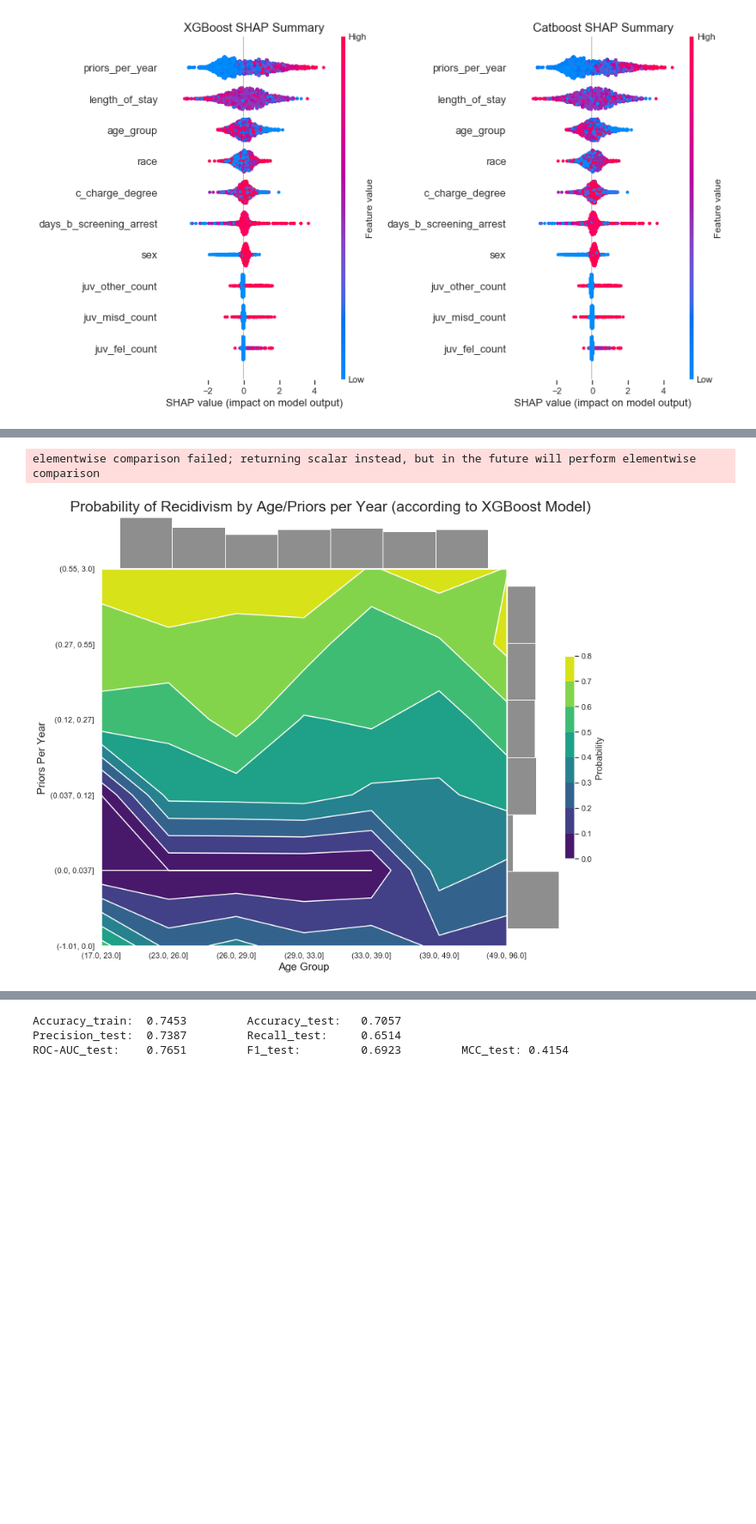
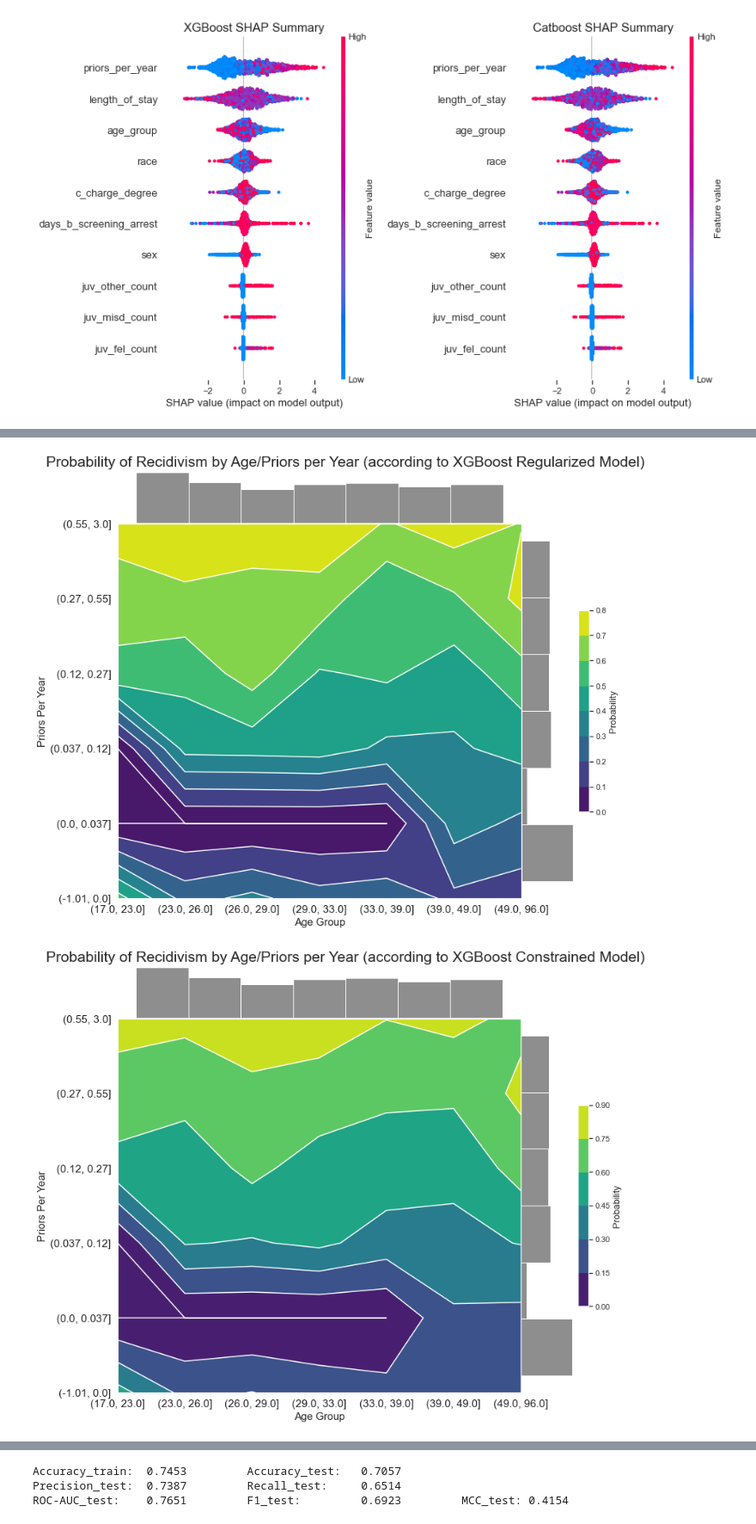
Before and after one commit to PacktPublishing/Interpretable-Machine-Learning-with-Python, a Jupyter notebook: Chapter12/Recidivism_part2.ipynb, the cells around one changed output, grey strips where cells are left out. Shown at 86% size. Saved outputs shown, nothing was run; the diff lists cells and outputs as text; code cells hidden in the pictures; blank space fills up the shorter version.

```diff
--- a/Chapter12/Recidivism_part2.ipynb
+++ b/Chapter12/Recidivism_part2.ipynb
@@ -562,0 +448,3 @@ elementwise comparison failed; returning scalar instead, but in the future will
+# %%
+X_train_con = X_train.drop(['race'], axis=1).copy()
+X_test_con = X_test.drop(['race'], axis=1).copy()
@@ -562,0 +458,15 @@ elementwise comparison failed; returning scalar instead, but in the future will
+# %%
+xgb_con = xgb.XGBClassifier(seed=rand,\
+                            monotone_constraints=mono_con,\
+                            interaction_constraints=interact_con,\
+                            **best_xgb_params)
+xgb_con = xgb_con.fit(X_train_con, y_train)
+fitted_class_mdls['xgb_con'] =\
+        mldatasets.evaluate_class_mdl(xgb_con, X_train_con, X_test_con,\
+                                      y_train, y_test, plot_roc=False,\
+                                      ret_eval_dict=True)
+y_test_pred = fitted_class_mdls['xgb_con']['preds_test']
+_ = mldatasets.\
+            compare_confusion_matrices(y_test[X_test.race==1], y_test_pred[X_test.race==1],\
+                                       y_test[X_test.race==0], y_test_pred[X_test.race==0],\
+                                       'Caucasian', 'African-American', compare_fpr=True)
@@ -562,0 +481,8 @@ elementwise comparison failed; returning scalar instead, but in the future will
+# %%
+fitted_xgb_con_mdl = fitted_class_mdls['xgb_con']['fitted']
+shap_xgb_con_explainer = shap.TreeExplainer(fitted_xgb_con_mdl)
+shap_xgb_con_values = shap_xgb_con_explainer.shap_values(X_test_con)
+shap.summary_plot(shap_xgb_con_values, X_test_con, plot_type="dot", show=False)
+fig = plt.gcf()
+fig.set_size_inches(8,10)
+plt.show()
@@ -563,10 +491,17 @@ elementwise comparison failed; returning scalar instead, but in the future will
 # %%
-plot_prob_contour_map(recidivism_df.age_group, recidivism_df.priors_per_year,\
-                      recidivism_df.is_recid, x_intervals=ordenc.categories_[2], \
-                      y_intervals=6, use_quartiles=True, xlabel='Age Group',\
-                      ylabel='Priors Per Year', X_df=X_test, x_col='age_group',\
-                      y_col='priors_per_year', model=fitted_xgb_mdl,\
-                      title='Probability of Recidivism by Age/Priors per Year (according to XGBoost Model)')
+mldatasets.plot_prob_contour_map(recidivism_df.age_group, recidivism_df.priors_per_year,\
+                                 recidivism_df.is_recid, x_intervals=ordenc.categories_[2],\
+                                 y_intervals=6, use_quartiles=True, xlabel='Age Group',\
+                                 ylabel='Priors Per Year', X_df=X_test, x_col='age_group',\
+                                 y_col='priors_per_year', model=fitted_xgb_mdl,\
+                title='Probability of Recidivism by Age/Priors per Year (according to XGBoost Regularized Model)')
+
+mldatasets.plot_prob_contour_map(recidivism_df.age_group, recidivism_df.priors_per_year,\
+                                 recidivism_df.is_recid, x_intervals=ordenc.categories_[2],\
+                                 y_intervals=6, use_quartiles=True, xlabel='Age Group',\
+                                 ylabel='Priors Per Year', X_df=X_test_con, x_col='age_group',\
+                                 y_col='priors_per_year', model=fitted_xgb_con_mdl,\
+                title='Probability of Recidivism by Age/Priors per Year (according to XGBoost Constrained Model)')
 # %% [output]
-elementwise comparison failed; returning scalar instead, but in the future will perform elementwise comparison
-[figure, old version]
+[figure, new version]
+[figure, added]
```
Also changed, not shown: parts of 49 cells of this notebook, 1 other file.
